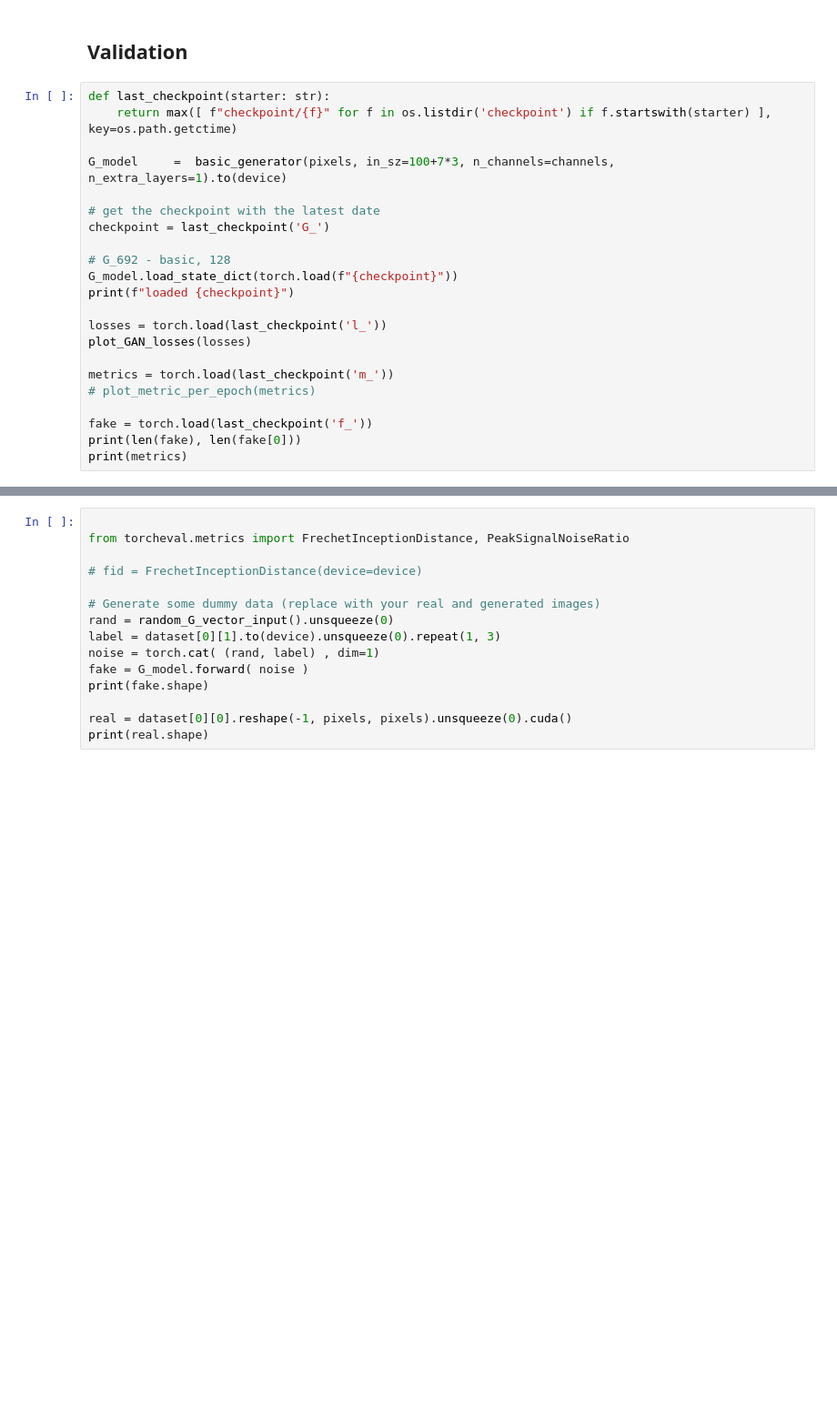
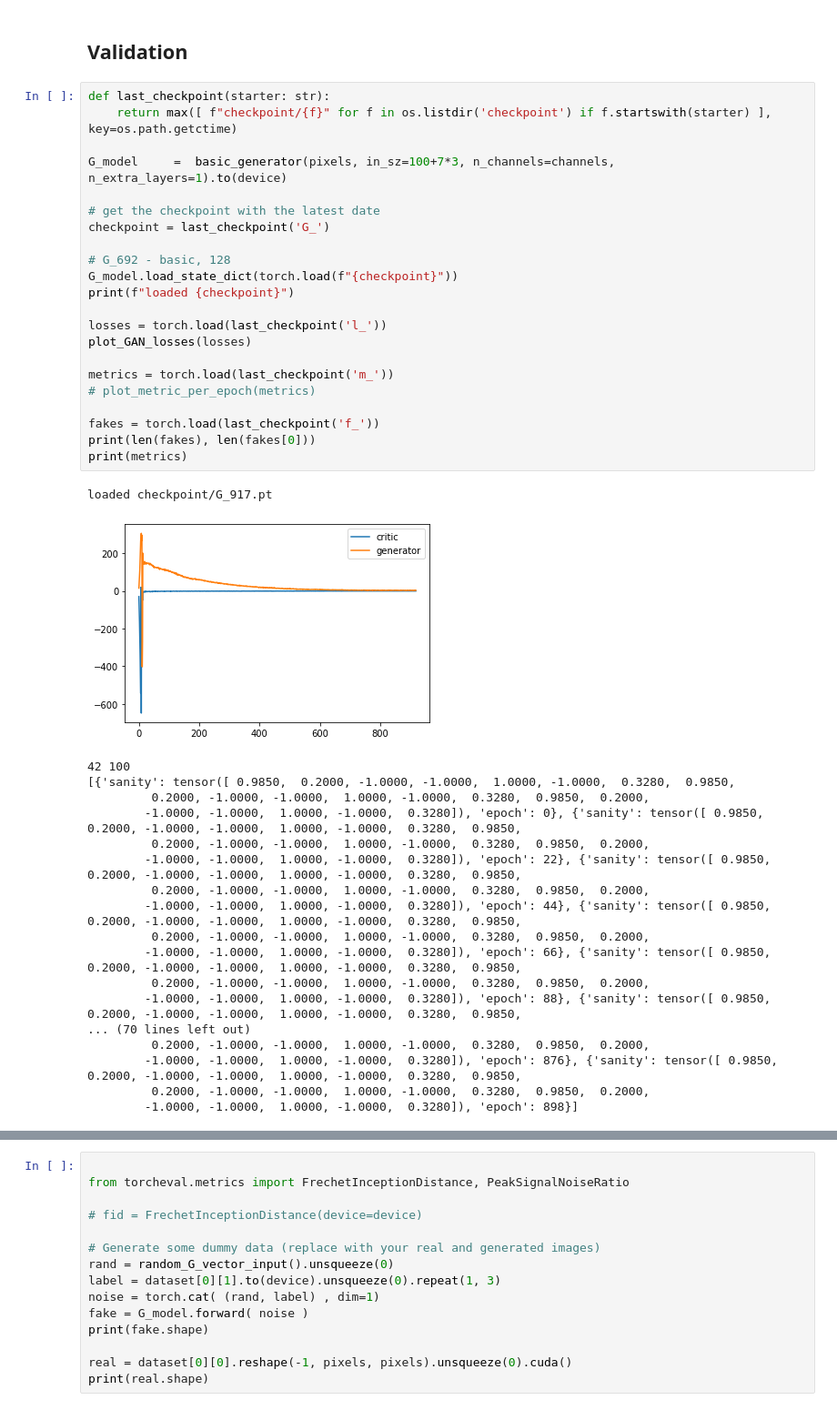
Before and after one commit to JoeyShapiro/blast-furnace-cgan, a Jupyter notebook: cgan.ipynb, the cells around one changed output, grey strips where cells are left out. Shown at 91% size. Saved outputs shown, nothing was run; the diff lists cells and outputs as text; blank space fills up the shorter version.

Commit message:
got psnr and fake output

```diff
--- a/cgan.ipynb
+++ b/cgan.ipynb
@@ -861,25 +865,45 @@ loaded checkpoint
 # %%
 def last_checkpoint(starter: str):
     return max([ f"checkpoint/{f}" for f in os.listdir('checkpoint') if f.startswith(starter) ], key=os.path.getctime)
 
 G_model     =  basic_generator(pixels, in_sz=100+7*3, n_channels=channels, n_extra_layers=1).to(device)
 
 # get the checkpoint with the latest date
 checkpoint = last_checkpoint('G_')
 
 # G_692 - basic, 128
 G_model.load_state_dict(torch.load(f"{checkpoint}"))
 print(f"loaded {checkpoint}")
 
 losses = torch.load(last_checkpoint('l_'))
 plot_GAN_losses(losses)
 
 metrics = torch.load(last_checkpoint('m_'))
 # plot_metric_per_epoch(metrics)
 
-fake = torch.load(last_checkpoint('f_'))
-print(len(fake), len(fake[0]))
+fakes = torch.load(last_checkpoint('f_'))
+print(len(fakes), len(fakes[0]))
 print(metrics)
+# %% [output]
+loaded checkpoint/G_917.pt
+[figure, added]
+42 100
+[{'sanity': tensor([ 0.9850,  0.2000, -1.0000, -1.0000,  1.0000, -1.0000,  0.3280,  0.9850,
+         0.2000, -1.0000, -1.0000,  1.0000, -1.0000,  0.3280,  0.9850,  0.2000,
+        -1.0000, -1.0000,  1.0000, -1.0000,  0.3280]), 'epoch': 0}, {'sanity': tensor([ 0.9850,  0.2000, -1.0000, -1.0000,  1.0000, -1.0000,  0.3280,  0.9850,
+         0.2000, -1.0000, -1.0000,  1.0000, -1.0000,  0.3280,  0.9850,  0.2000,
+        -1.0000, -1.0000,  1.0000, -1.0000,  0.3280]), 'epoch': 22}, {'sanity': tensor([ 0.9850,  0.2000, -1.0000, -1.0000,  1.0000, -1.0000,  0.3280,  0.9850,
+         0.2000, -1.0000, -1.0000,  1.0000, -1.0000,  0.3280,  0.9850,  0.2000,
+        -1.0000, -1.0000,  1.0000, -1.0000,  0.3280]), 'epoch': 44}, {'sanity': tensor([ 0.9850,  0.2000, -1.0000, -1.0000,  1.0000, -1.0000,  0.3280,  0.9850,
+         0.2000, -1.0000, -1.0000,  1.0000, -1.0000,  0.3280,  0.9850,  0.2000,
+        -1.0000, -1.0000,  1.0000, -1.0000,  0.3280]), 'epoch': 66}, {'sanity': tensor([ 0.9850,  0.2000, -1.0000, -1.0000,  1.0000, -1.0000,  0.3280,  0.9850,
+         0.2000, -1.0000, -1.0000,  1.0000, -1.0000,  0.3280,  0.9850,  0.2000,
+        -1.0000, -1.0000,  1.0000, -1.0000,  0.3280]), 'epoch': 88}, {'sanity': tensor([ 0.9850,  0.2000, -1.0000, -1.0000,  1.0000, -1.0000,  0.3280,  0.9850,
+... (70 lines left out)
+         0.2000, -1.0000, -1.0000,  1.0000, -1.0000,  0.3280,  0.9850,  0.2000,
+        -1.0000, -1.0000,  1.0000, -1.0000,  0.3280]), 'epoch': 876}, {'sanity': tensor([ 0.9850,  0.2000, -1.0000, -1.0000,  1.0000, -1.0000,  0.3280,  0.9850,
+         0.2000, -1.0000, -1.0000,  1.0000, -1.0000,  0.3280,  0.9850,  0.2000,
+        -1.0000, -1.0000,  1.0000, -1.0000,  0.3280]), 'epoch': 898}]
 # %%
 f, axarr = plt.subplots(2,3, figsize=(16,8))
 
```
Also changed, not shown: parts of 6 cells of this notebook.
